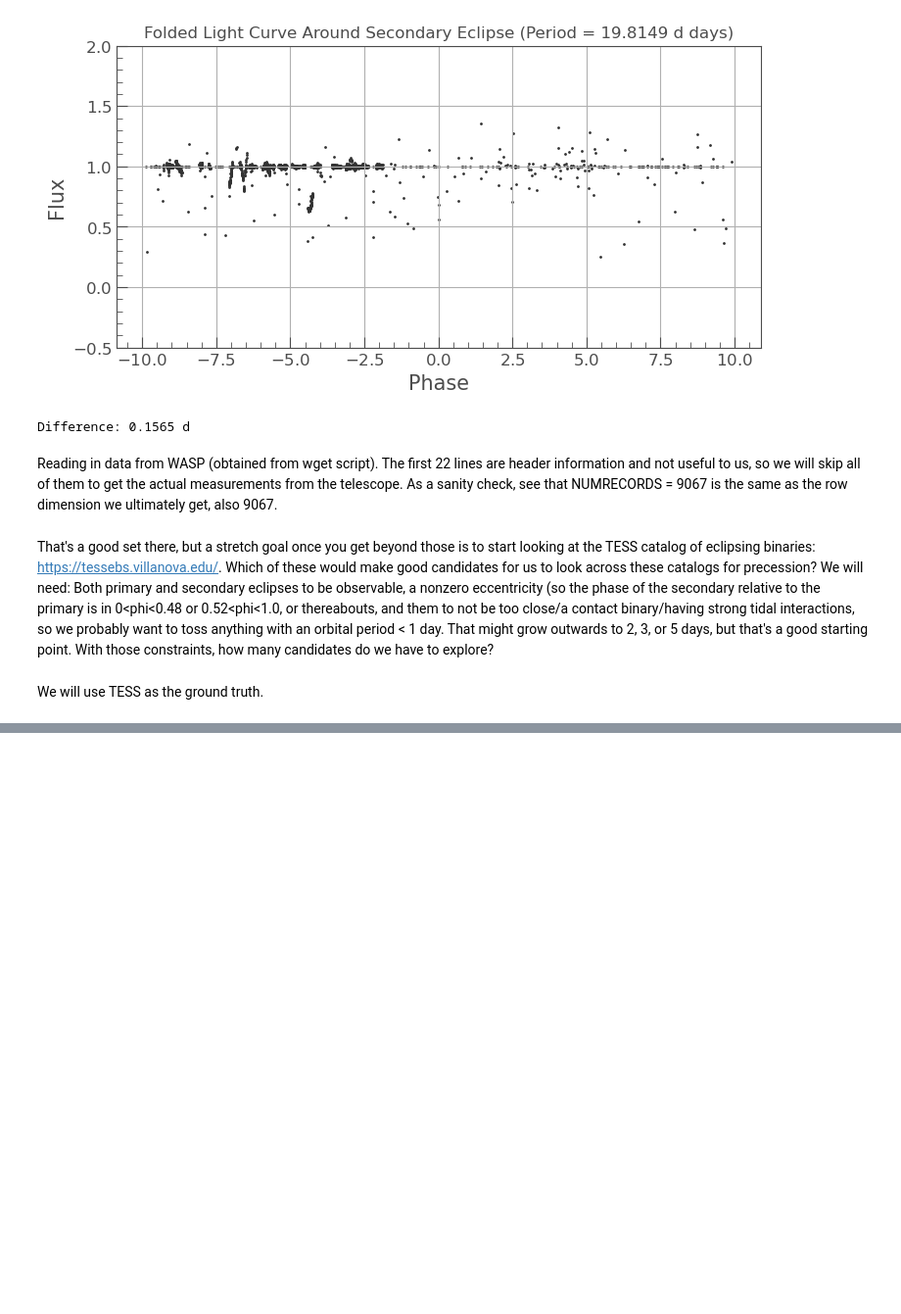
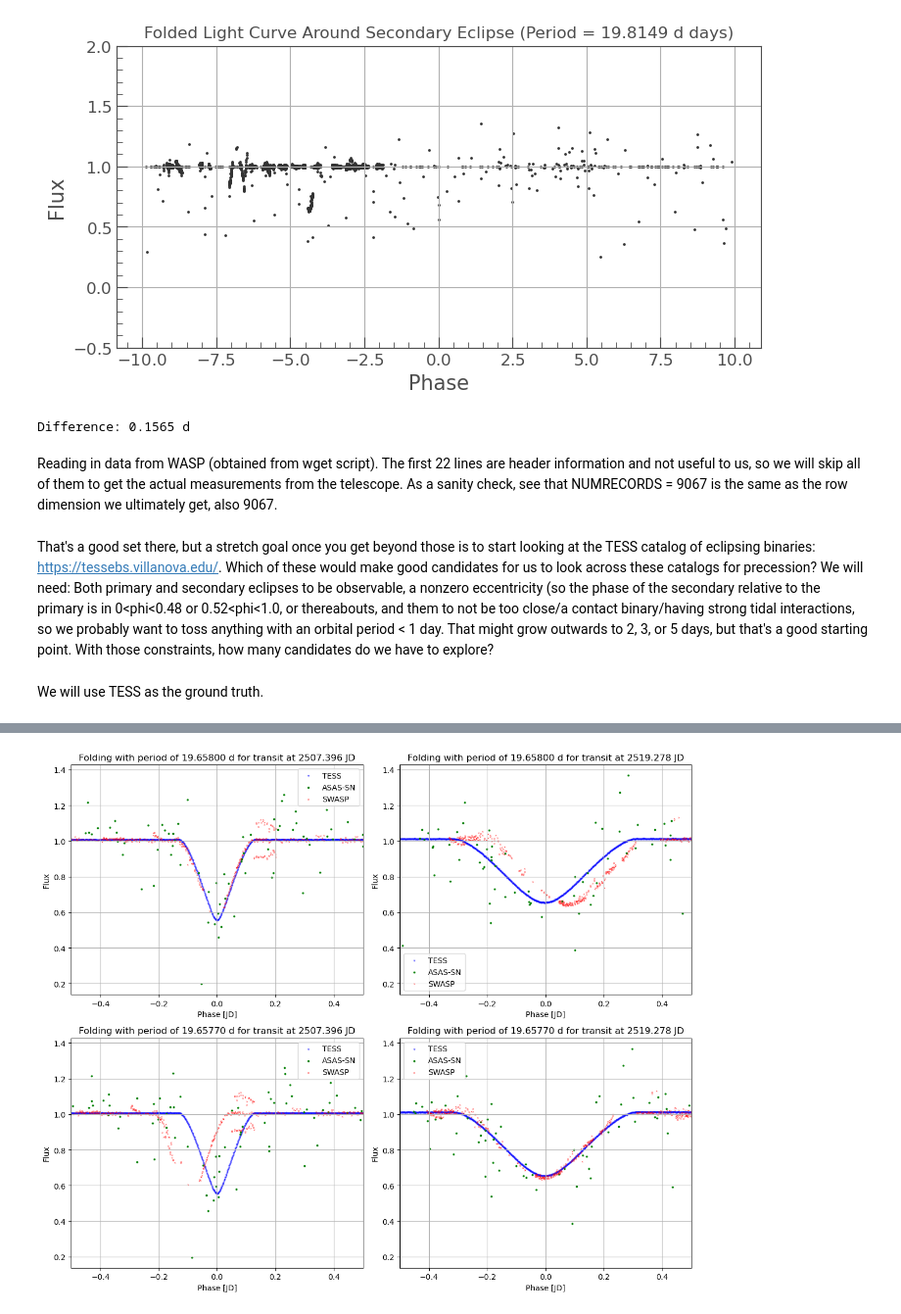
Before and after one commit to ardenshao/SURF_tess_cbp, a Jupyter notebook: tess_lightcurve_test.ipynb, the cells around one changed output, grey strips where cells are left out. Shown at 98% size. Saved outputs shown, nothing was run; the diff lists cells and outputs as text; code cells hidden in the pictures; blank space fills up the shorter version.

Commit message:
bokeh plotting

```diff
--- a/tess_lightcurve_test.ipynb
+++ b/tess_lightcurve_test.ipynb
@@ -196,7 +196,7 @@ asassn_data = {
 asassn_df = pd.DataFrame(asassn_data)
 
 ### THE WASP DATA ###
-with open('TIC_172900988/1SWASP_J083438.80+313314.7_lc.tbl', 'r') as my_file:
+with open('output/TIC 172900988/1SWASP_J083438.80+313314.7_lc.tbl', 'r') as my_file:
     for _ in range(22):
         next(my_file)
 
@@ -700,0 +661,52 @@ detect_precession(tid='TIC 172900988', fold_periods=fold_periods, primary_transi
+# %%
+import pandas as pd
+from lightkurve import LightCurve
+import matplotlib.pyplot as plt
+
+def detect_precession(tid, fold_periods, primary_transit, secondary_transit):
+
+    df = pd.read_csv(f'output/{tid}/combined_data.csv')
+    marker_to_color = {'TESS': 'blue', 'ASAS-SN': 'green', 'SWASP': 'red'}
+    marker_to_shape = {'TESS': 'v', 'ASAS-SN': 'o', 'SWASP': 'x'}  # Define shapes here
+
+    fig, axs = plt.subplots(2, 2, figsize=(12, 10))
+
+    transits = [primary_transit, secondary_transit]
+
+    plot_idx = 0
+
+    # Calculate dataset proportions
+    dataset_counts = df['dataset_marker'].value_counts().sort_index()
+    total_count = len(df)
+    dataset_proportions = 1 - dataset_counts / total_count
+
+    for period in fold_periods:
+        for transit in transits:
+            ax = axs[plot_idx // 2, plot_idx % 2]
+
+            for marker, color in marker_to_color.items():
+                marker_df = df[df['dataset_marker'] == marker]
+
+                shape = marker_to_shape.get(marker, 'o')
+                folded_lc = lk.LightCurve(time=marker_df['jd'], flux=marker_df['flux']).fold(period=period, epoch_time=transit)
+
+                # Set alpha based on dataset proportion
+                alpha = dataset_proportions.loc[marker]  # Assuming the index is the marker name
+
+                folded_lc.scatter(ax=ax, s=3, color=color, label=marker, marker=shape, alpha=alpha)
+
+            ax.set_title(f'Folding with period of {period:.5f} d for transit at {transit} JD')
+            ax.legend()
+            ax.set_xlim(-0.5,0.5)
+            ax.grid()
+
+            plot_idx += 1
+
+    plt.tight_layout()
+    plt.savefig(f'output/{tid}/folded.png')
+    plt.show()
+
+# Example usage remains the same
+detect_precession(tid='TIC 172900988', fold_periods=fold_periods, primary_transit=2507.396, secondary_transit=2519.278)
+# %% [output]
+[figure, added]
```
Also changed, not shown: parts of 9 cells of this notebook, 1 other file.
